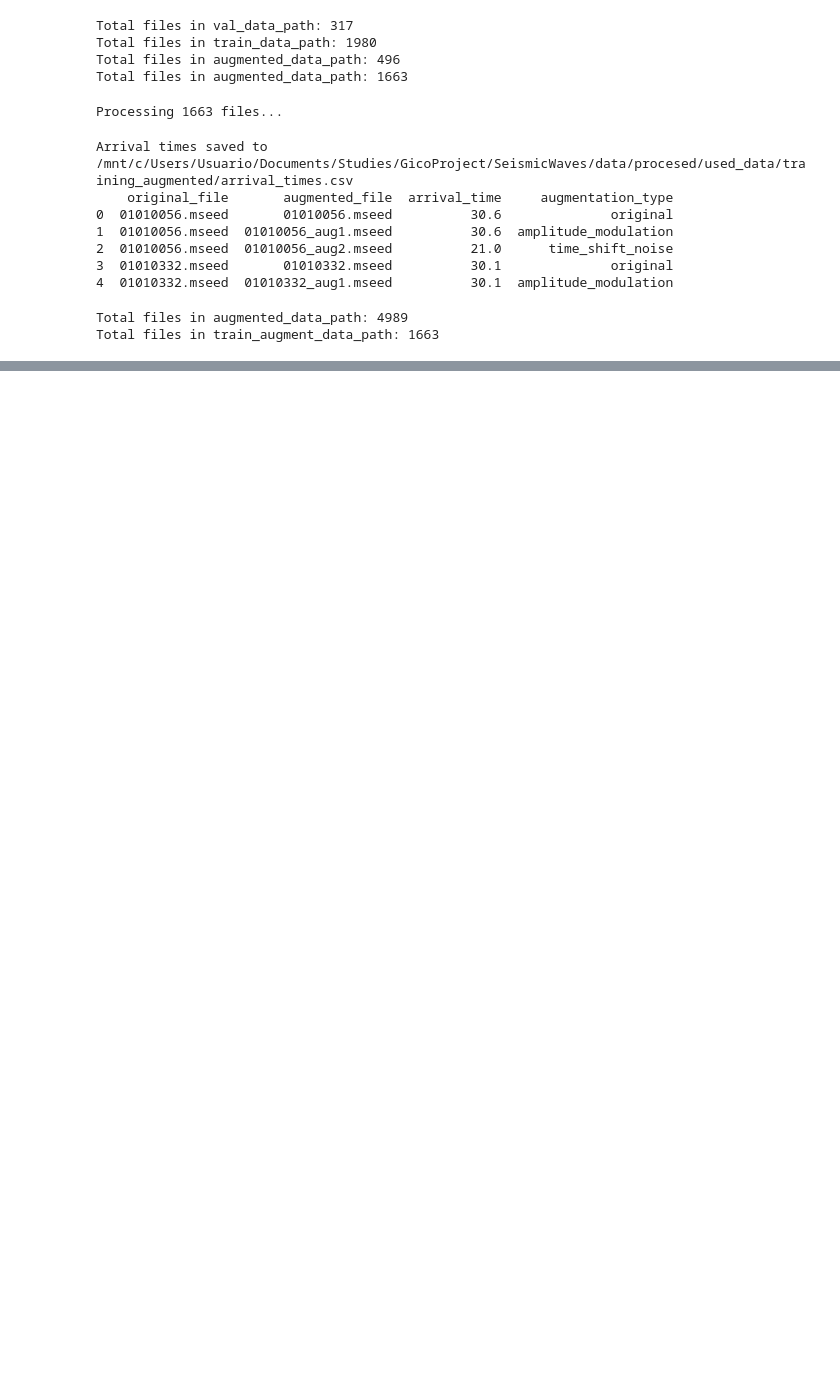
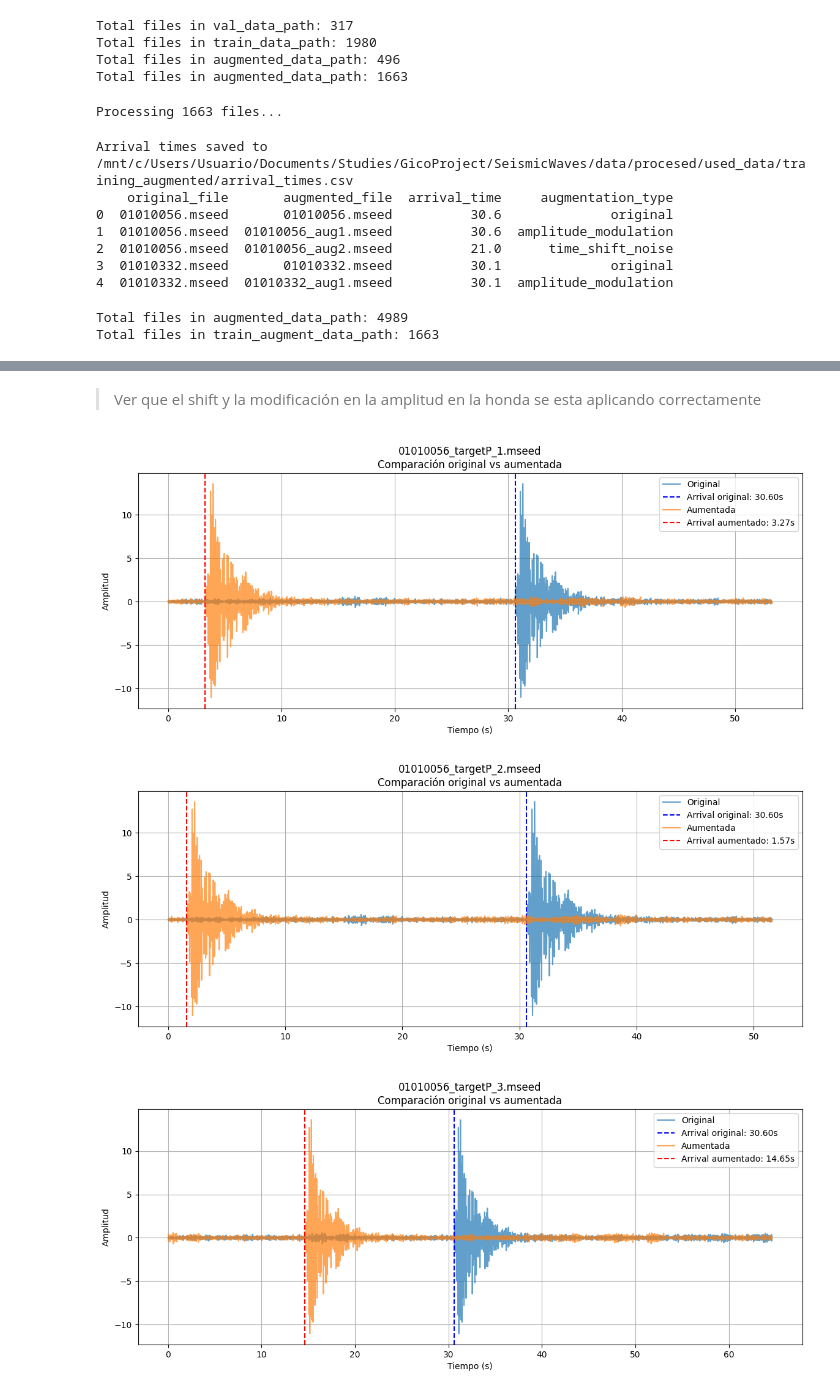
Before and after one commit to Camgomocod/SeismicWaves, a Jupyter notebook: notebooks/04_data_augmentation.ipynb, the cells around one changed output, grey strips where cells are left out. Cells and saved outputs as stored; diff of their text form; code cells hidden in the pictures; blank space fills up the shorter version.

```diff
--- a/notebooks/04_data_augmentation.ipynb
+++ b/notebooks/04_data_augmentation.ipynb
@@ -492,0 +670,57 @@ plot_three_signals('01010332')
+# %% [markdown]
+>Ver que el shift y la modificación en la amplitud en la honda se esta aplicando correctamente
+# %%
+# --- Visualizar las señales originales y aumentadas con arrival_time específico ---
+csv_target = os.path.join(augmented_data_path, 'arrival_times_target_1_20_selected.csv')
+df_target = pd.read_csv(csv_target)
+
+def plot_original_vs_augmented(row):
+    """Grafica la señal original y la aumentada con arrival_time específico."""
+    # Archivo aumentado
+    aug_file_path = os.path.join(train_augment_data_path_2, row['augmented_file'])
+    st_aug = read(aug_file_path)
+    tr_aug = st_aug[0]
+    times_aug = np.arange(len(tr_aug.data)) / tr_aug.stats.sampling_rate
+    p_time_aug = row['arrival_time']
+
+    # Archivo original
+    orig_file_path = os.path.join(train_data_path, row['original_file'])
+    st_orig = read(orig_file_path)
+    tr_orig = st_orig[0]
+    times_orig = np.arange(len(tr_orig.data)) / tr_orig.stats.sampling_rate
+
+    # Buscar arrival_time original absoluto y relativo
+    file_id = int(row['original_file'].split('.')[0])
+    orig_row = df[df['archivo'] == file_id]
+    if orig_row.empty:
+        print(f"No se encontró arrival_time para {row['original_file']}")
+        return
+    abs_p = orig_row.iloc[0]['lec_p']
+    rel_p = abs_p - tr_orig.stats.starttime.timestamp
+
+    # Ventana de visualización
+    window = 50
+    start_idx = max(0, int((p_time_aug - window) * tr_aug.stats.sampling_rate))
+    end_idx = min(len(times_aug), int((p_time_aug + window) * tr_aug.stats.sampling_rate))
+
+    plt.figure(figsize=(14, 5))
+    # Señal original
+    plt.plot(times_orig[start_idx:end_idx], tr_orig.data[start_idx:end_idx], label='Original', alpha=0.7)
+    plt.axvline(x=rel_p, color='b', linestyle='--', label=f'Arrival original: {rel_p:.2f}s')
+    # Señal aumentada
+    plt.plot(times_aug[start_idx:end_idx], tr_aug.data[start_idx:end_idx], label='Aumentada', alpha=0.7)
+    plt.axvline(x=p_time_aug, color='r', linestyle='--', label=f'Arrival aumentado: {p_time_aug:.2f}s')
+    plt.title(f"{row['augmented_file']}\nComparación original vs aumentada")
+    plt.xlabel('Tiempo (s)')
+    plt.ylabel('Amplitud')
+    plt.legend()
+    plt.grid(True)
+    plt.show()
+
+# Visualizar todas las señales originales y aumentadas del CSV
+for idx, row in df_target.iterrows():
+    plot_original_vs_augmented(row)
+# %% [output]
+[figure, added]
+[figure, added]
+[figure, added]
```
Also changed, not shown: parts of 38 cells of this notebook, 9 other files.
